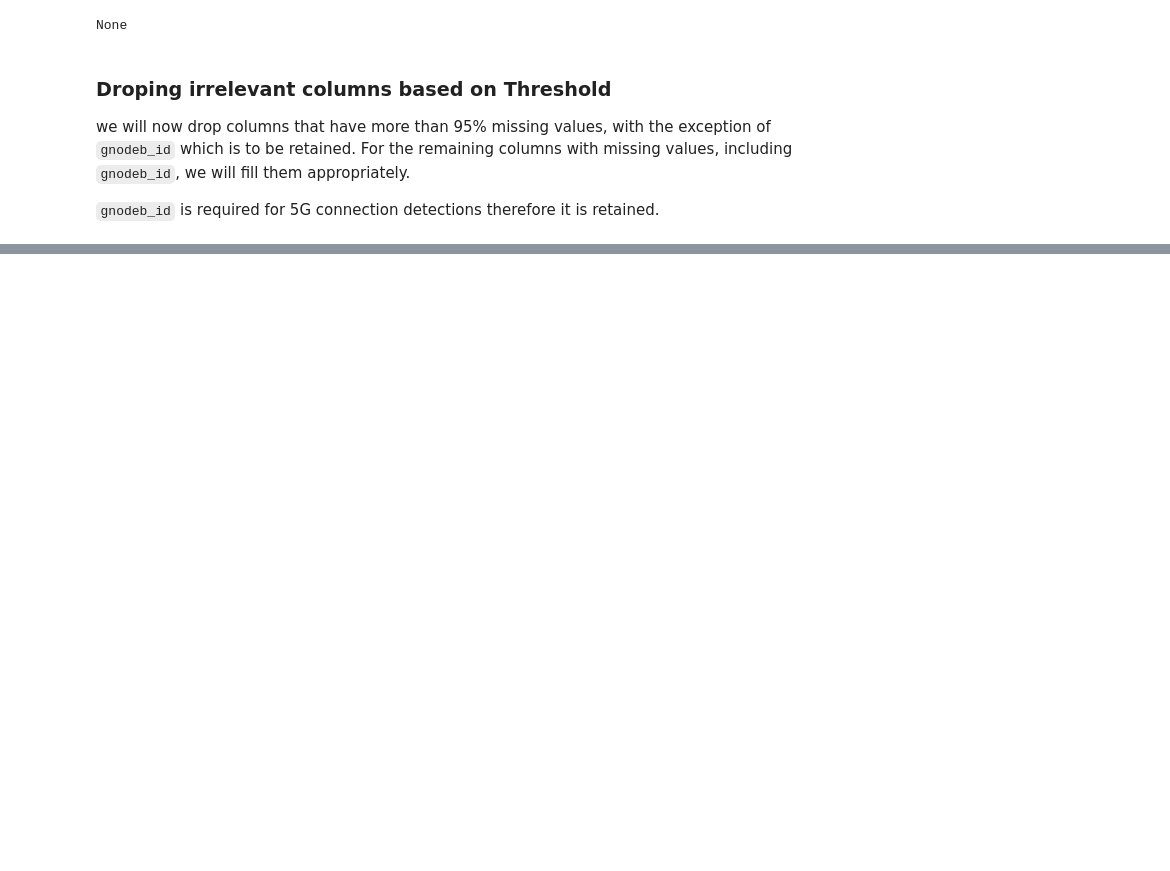
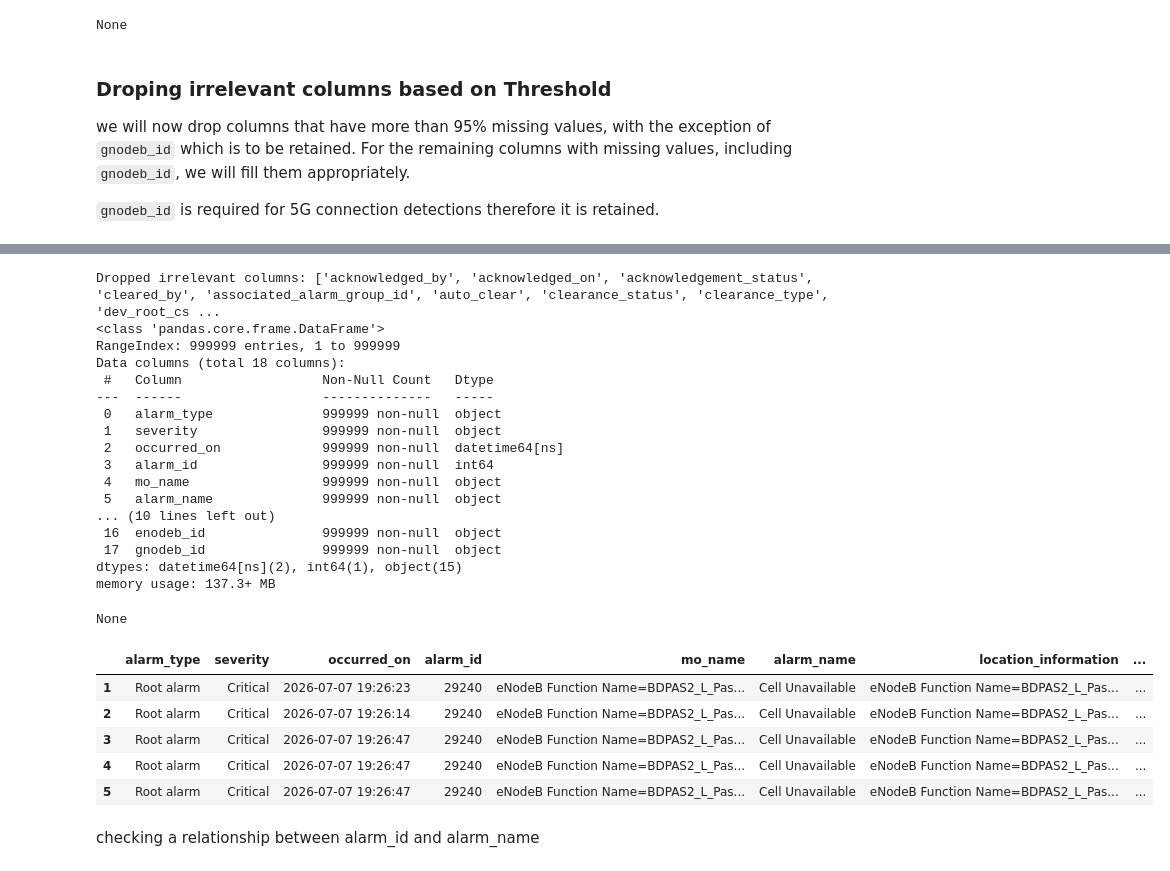
Before and after one commit to anudaindu/Mobitel_Alarm_Fault_Prediction, a Jupyter notebook: notebooks/02_Data_Preprocessing.ipynb, the cells around one changed output, grey strips where cells are left out. Drawn from its saved outputs; the diff is of its cells as text; code cells hidden in the pictures; blank space fills up the shorter version.

```diff
--- a/notebooks/02_Data_Preprocessing.ipynb
+++ b/notebooks/02_Data_Preprocessing.ipynb
@@ -338,0 +374,60 @@ None
+# %%
+columns_to_drop_irrelevant = [
+    'acknowledged_by',
+    'acknowledged_on',
+    'acknowledgement_status',
+    'cleared_by',
+    'associated_alarm_group_id',
+    'auto_clear',
+    'clearance_status',
+    'clearance_type',
+    'dev_root_csn',
+    'equipment_alarm_serial_number',
+    'external_resource_id',
+    'log_serial_number',
+    'toggling_times',
+    'bbu_name',
+    'cleared_on',
+    'ne_address'
+]
+
+# Filter out columns that do not exist in the DataFrame
+columns_to_drop_existing = [col for col in columns_to_drop_irrelevant if col in df.columns]
+
+# Drop the identified irrelevant columns that actually exist
+if columns_to_drop_existing:
+    df.drop(columns=columns_to_drop_existing, inplace=True)
+    print(f"Dropped irrelevant columns: {columns_to_drop_existing}")
+else:
+    print("No additional irrelevant columns to drop from the current DataFrame.")
+
+# Display the DataFrame info and head to show the changes
+display(df.info())
+display(df.head())
+# %% [output]
+Dropped irrelevant columns: ['acknowledged_by', 'acknowledged_on', 'acknowledgement_status', 'cleared_by', 'associated_alarm_group_id', 'auto_clear', 'clearance_status', 'clearance_type', 'dev_root_cs ...
+<class 'pandas.core.frame.DataFrame'>
+RangeIndex: 999999 entries, 1 to 999999
+Data columns (total 18 columns):
+ #   Column                  Non-Null Count   Dtype
+---  ------                  --------------   -----
+ 0   alarm_type              999999 non-null  object
+ 1   severity                999999 non-null  object
+ 2   occurred_on             999999 non-null  datetime64[ns]
+ 3   alarm_id                999999 non-null  int64
+ 4   mo_name                 999999 non-null  object
+ 5   alarm_name              999999 non-null  object
+... (10 lines left out)
+ 16  enodeb_id               999999 non-null  object
+ 17  gnodeb_id               999999 non-null  object
+dtypes: datetime64[ns](2), int64(1), object(15)
+memory usage: 137.3+ MB
+None
+|  | alarm_type | severity | occurred_on | alarm_id | mo_name | alarm_name | location_information | ... |
+| 1 | Root alarm | Critical | 2026-07-07 19:26:23 | 29240 | eNodeB Function Name=BDPAS2_L_Pas... | Cell Unavailable | eNodeB Function Name=BDPAS2_L_Pas... | ... |
+| 2 | Root alarm | Critical | 2026-07-07 19:26:14 | 29240 | eNodeB Function Name=BDPAS2_L_Pas... | Cell Unavailable | eNodeB Function Name=BDPAS2_L_Pas... | ... |
+| 3 | Root alarm | Critical | 2026-07-07 19:26:47 | 29240 | eNodeB Function Name=BDPAS2_L_Pas... | Cell Unavailable | eNodeB Function Name=BDPAS2_L_Pas... | ... |
+| 4 | Root alarm | Critical | 2026-07-07 19:26:47 | 29240 | eNodeB Function Name=BDPAS2_L_Pas... | Cell Unavailable | eNodeB Function Name=BDPAS2_L_Pas... | ... |
+| 5 | Root alarm | Critical | 2026-07-07 19:26:47 | 29240 | eNodeB Function Name=BDPAS2_L_Pas... | Cell Unavailable | eNodeB Function Name=BDPAS2_L_Pas... | ... |
+# %% [markdown]
+checking a relationship between alarm_id and alarm_name
```
Also changed, not shown: parts of 81 cells of this notebook.
